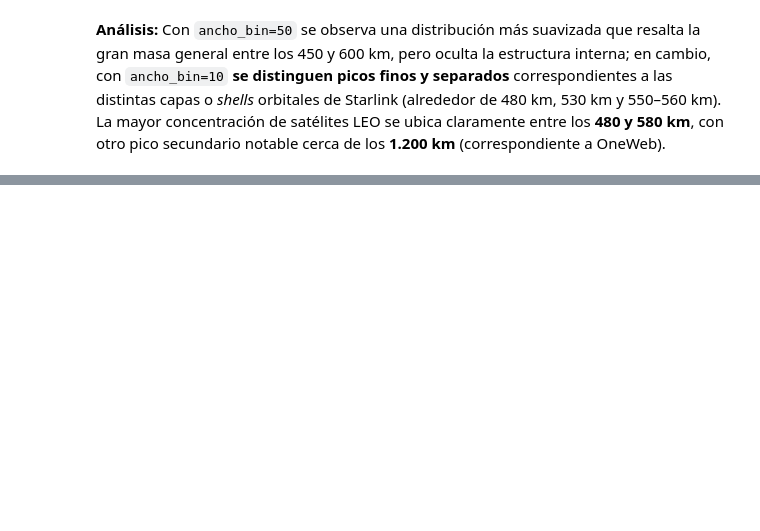
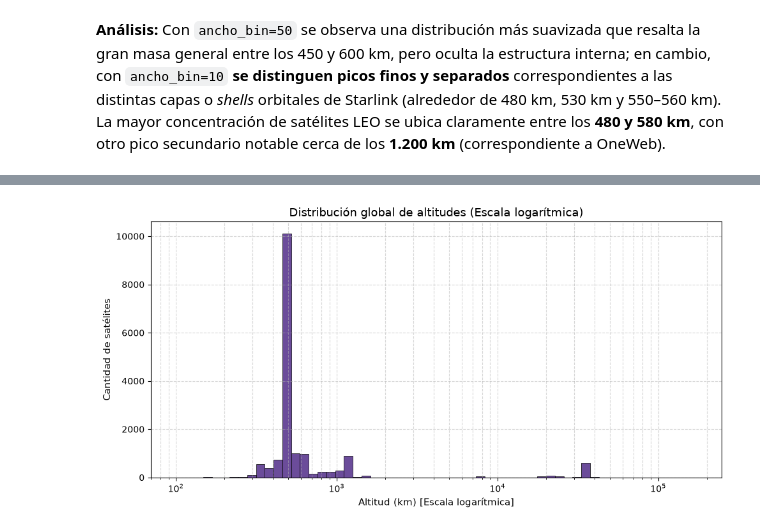
Before and after one commit to VicenteODwyer/SatelitesVO, a Jupyter notebook: informe.ipynb, the cells around one changed output, grey strips where cells are left out. Cells and saved outputs as stored; diff of their text form; code cells hidden in the pictures; blank space fills up the shorter version.

Commit message:
completo histogramas logaritmicos, inclinaciones y tema libre en notebook

```diff
--- a/informe.ipynb
+++ b/informe.ipynb
@@ -284,0 +294,4 @@ NameError: name 'graficar_histograma_leo' is not defined
+# %%
+fig6, ax6 = graficar_histograma_altitudes_log(satelites_activos)
+# %% [output]
+[figure, added]
```
Also changed, not shown: parts of 17 cells of this notebook.
